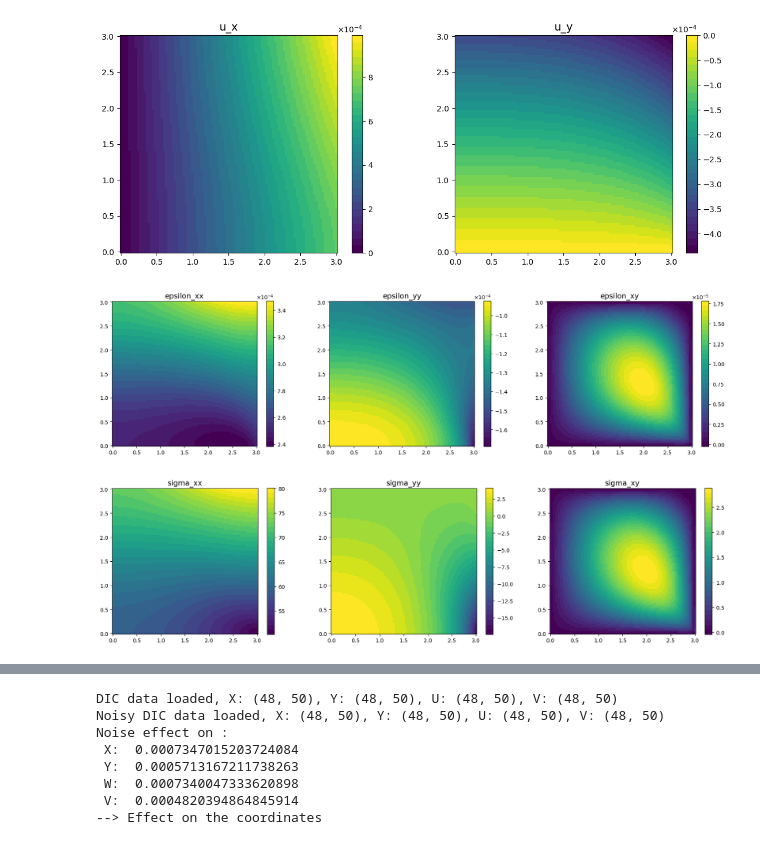
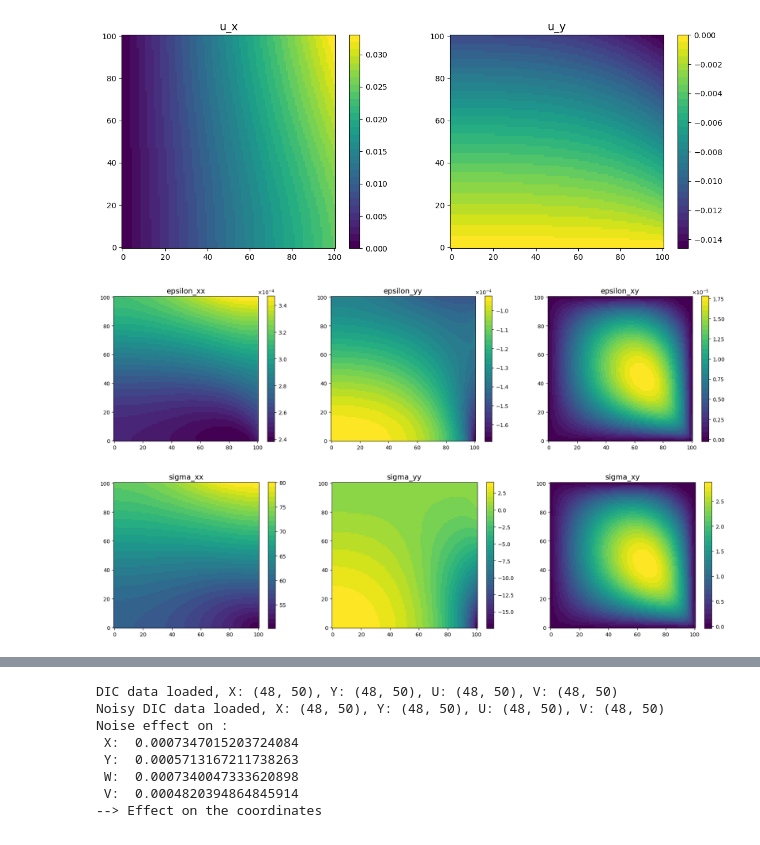
Before and after one commit to nickrummens/PINN-MT2.0, a Jupyter notebook: 1_side_loaded_plate/fem_forward.ipynb, the cells around one changed output, grey strips where cells are left out. Saved outputs shown, nothing was run; the diff lists cells and outputs as text; code cells hidden in the pictures.

Commit message:
update for 100mm plate

```diff
--- a/1_side_loaded_plate/fem_forward.ipynb
+++ b/1_side_loaded_plate/fem_forward.ipynb
@@ -117,42 +117,42 @@ color_values = [cmap(i) for i in np.linspace(0, 1, num_colors)]
 cmap = ListedColormap(color_values)
 
 n_mesh_points = 100
-L_max = 3.0
+L_max = plate_size
 
 x_plot = np.linspace(0, L_max, n_mesh_points)
 y_plot = np.linspace(0, L_max, n_mesh_points)
 X, Y = np.meshgrid(x_plot, y_plot)
 
 X_grid = np.hstack((X.flatten()[:, None], Y.flatten()[:, None]))
 
 u_val = np.array([u(X_grid[i, :]) for i in range(X_grid.shape[0])])
 strain_val = np.array([strain(X_grid[i, :]) for i in range(X_grid.shape[0])])
 strain_val = np.array([strain_val[:,0], strain_val[:,3], 0.5*(strain_val[:,1]+strain_val[:,2])]).T
 stress_val = np.array([stress(X_grid[i, :]) for i in range(X_grid.shape[0])])
 stress_val = np.array([stress_val[:,0], stress_val[:,3], 0.5*(stress_val[:,1]+stress_val[:,2])]).T
 
 # # Plot displacement
 fig, ax = plt.subplots(1, 2, figsize=(14, 5))
 im = pcolor_plot(ax[0], X, Y, u_val[:,0].reshape(X.shape), "u_x",colormap=cmap)
 im = pcolor_plot(ax[1], X, Y, u_val[:,1].reshape(X.shape), "u_y",colormap=cmap)
 
 # # Plot strain
 fig, ax = plt.subplots(1, 3, figsize=(21, 5))
 im = pcolor_plot(ax[0], X, Y, strain_val[:,0].reshape(X.shape), "epsilon_xx",colormap=cmap)
 im = pcolor_plot(ax[1], X, Y, strain_val[:,1].reshape(X.shape), "epsilon_yy",colormap=cmap)
 im = pcolor_plot(ax[2], X, Y, strain_val[:,2].reshape(X.shape), "epsilon_xy",colormap=cmap)
 
 # Plot stress
 fig, ax = plt.subplots(1, 3, figsize=(21, 5))
 im = pcolor_plot(ax[0], X, Y, stress_val[:,0].reshape(X.shape), "sigma_xx",colormap=cmap)
 im = pcolor_plot(ax[1], X, Y, stress_val[:,1].reshape(X.shape), "sigma_yy",colormap=cmap)
 im = pcolor_plot(ax[2], X, Y, stress_val[:,2].reshape(X.shape), "sigma_xy",colormap=cmap)
 
 plt.show()
 # %% [output]
-[figure, old version]
+[figure, new version]
-[figure, old version]
+[figure, new version]
-[figure, old version]
+[figure, new version]
 # %%
 # Save solution
 data_dir = "data_fem"
```
Also changed, not shown: parts of 3 cells of this notebook, 1 other file.
